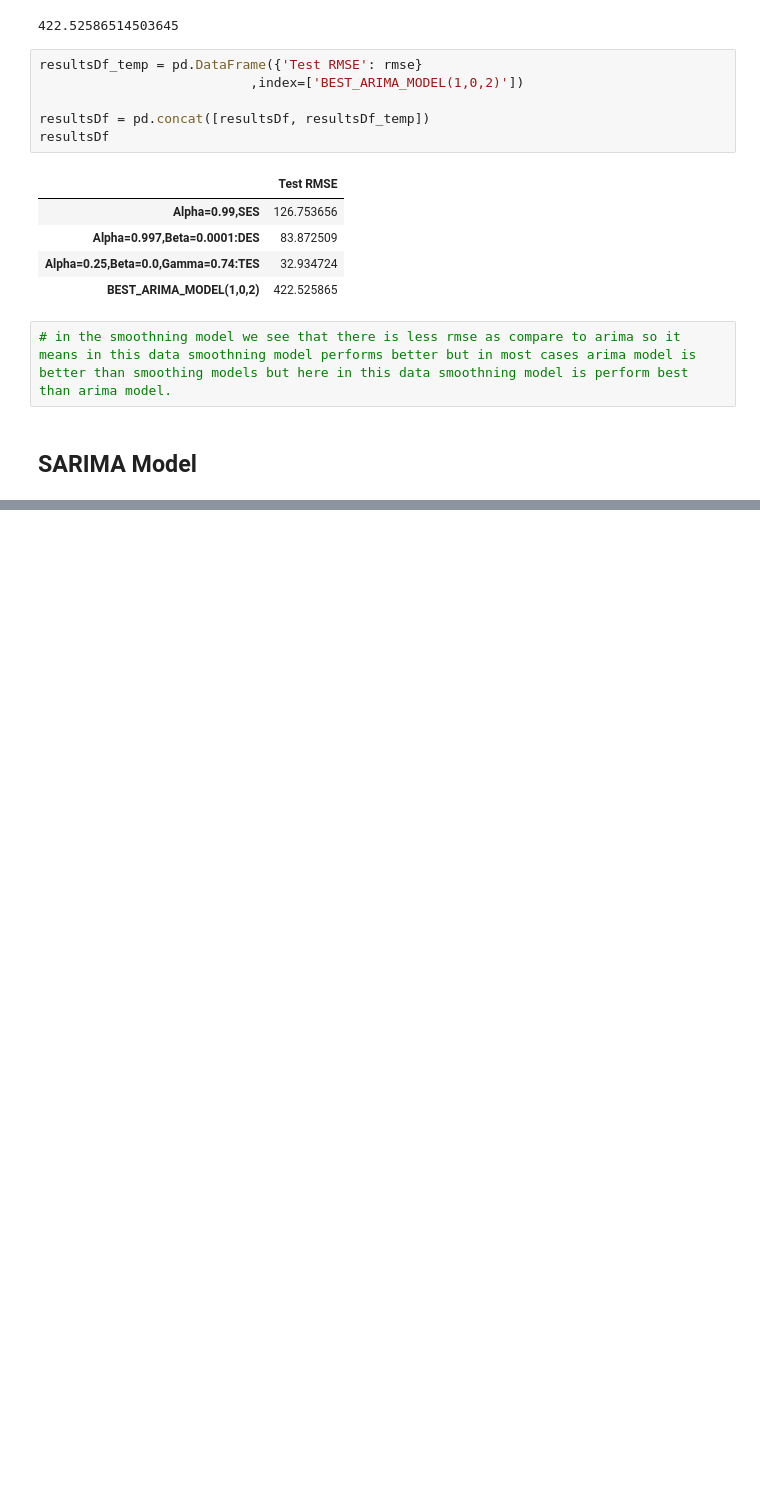
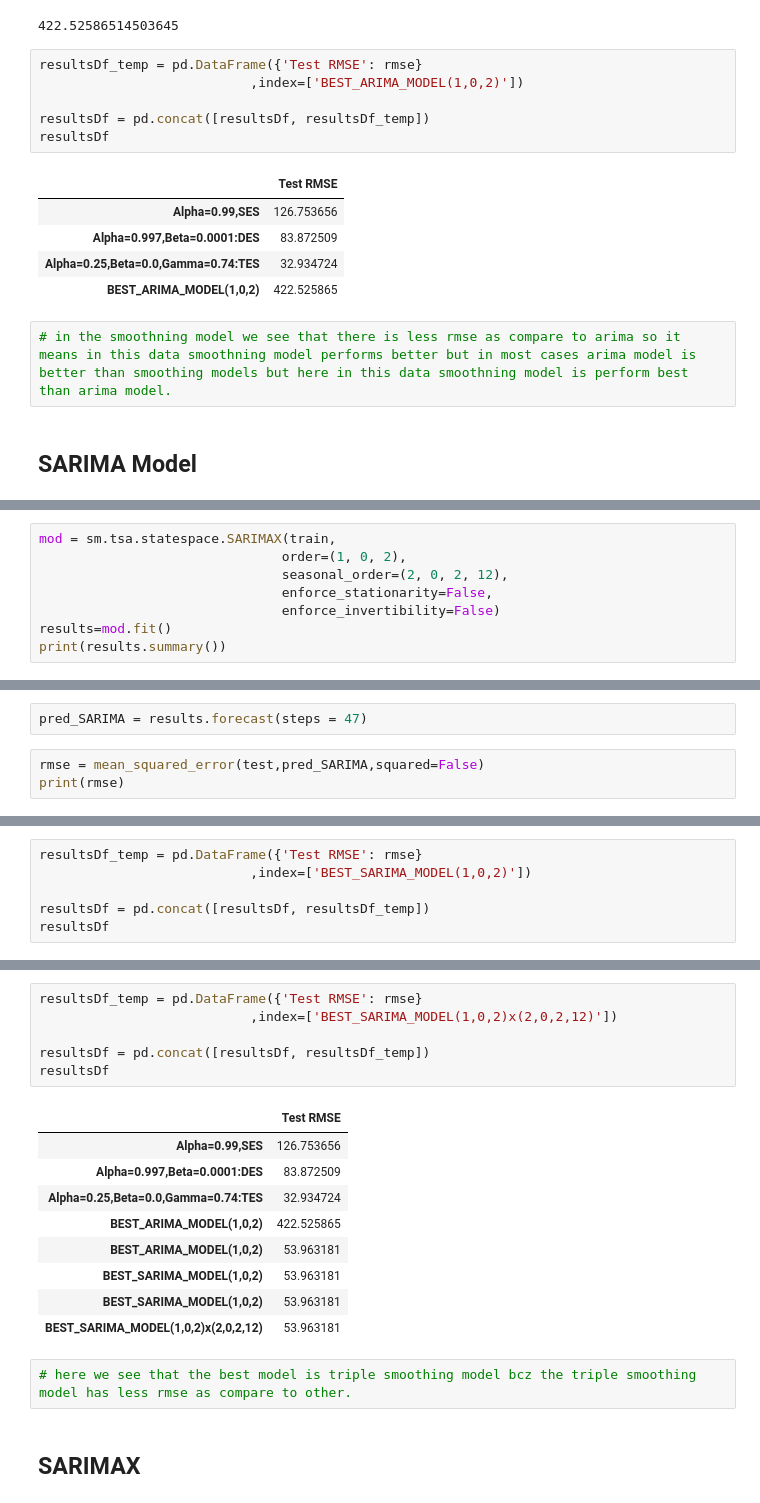
Before and after one commit to KomalKashani/CLASS_NOTES, a Jupyter notebook: Machine Learning/Time Series Forecasting/Time Series Forecasting.ipynb, the cells around one changed output, grey strips where cells are left out. Drawn from its saved outputs; the diff is of its cells as text; blank space fills up the shorter version.

Commit message:
modify forecast notes

```diff
--- a/Machine Learning/Time Series Forecasting/Time Series Forecasting.ipynb
+++ b/Machine Learning/Time Series Forecasting/Time Series Forecasting.ipynb
@@ -769,0 +842,8 @@ resultsDf
+# %%
+mod = sm.tsa.statespace.SARIMAX(train,
+                               order=(1, 0, 2),
+                               seasonal_order=(2, 0, 2, 12),
+                               enforce_stationarity=False,
+                               enforce_invertibility=False)
+results=mod.fit()
+print(results.summary())
@@ -769,0 +868,5 @@ resultsDf
+# %%
+pred_SARIMA = results.forecast(steps = 47)
+# %%
+rmse = mean_squared_error(test,pred_SARIMA,squared=False)
+print(rmse)
@@ -769,0 +875,6 @@ resultsDf
+# %%
+resultsDf_temp = pd.DataFrame({'Test RMSE': rmse}
+                           ,index=['BEST_SARIMA_MODEL(1,0,2)'])
+
+resultsDf = pd.concat([resultsDf, resultsDf_temp])
+resultsDf
@@ -769,0 +890,20 @@ resultsDf
+# %%
+resultsDf_temp = pd.DataFrame({'Test RMSE': rmse}
+                           ,index=['BEST_SARIMA_MODEL(1,0,2)x(2,0,2,12)'])
+
+resultsDf = pd.concat([resultsDf, resultsDf_temp])
+resultsDf
+# %% [output]
+|  | Test RMSE |
+| Alpha=0.99,SES | 126.753656 |
+| Alpha=0.997,Beta=0.0001:DES | 83.872509 |
+| Alpha=0.25,Beta=0.0,Gamma=0.74:TES | 32.934724 |
+| BEST_ARIMA_MODEL(1,0,2) | 422.525865 |
+| BEST_ARIMA_MODEL(1,0,2) | 53.963181 |
+| BEST_SARIMA_MODEL(1,0,2) | 53.963181 |
+| BEST_SARIMA_MODEL(1,0,2) | 53.963181 |
+| BEST_SARIMA_MODEL(1,0,2)x(2,0,2,12) | 53.963181 |
+# %%
+# here we see that the best model is triple smoothing model bcz the triple smoothing model has less rmse as compare to other.
+# %% [markdown]
+## SARIMAX
```
Also changed, not shown: parts of 10 cells of this notebook.
